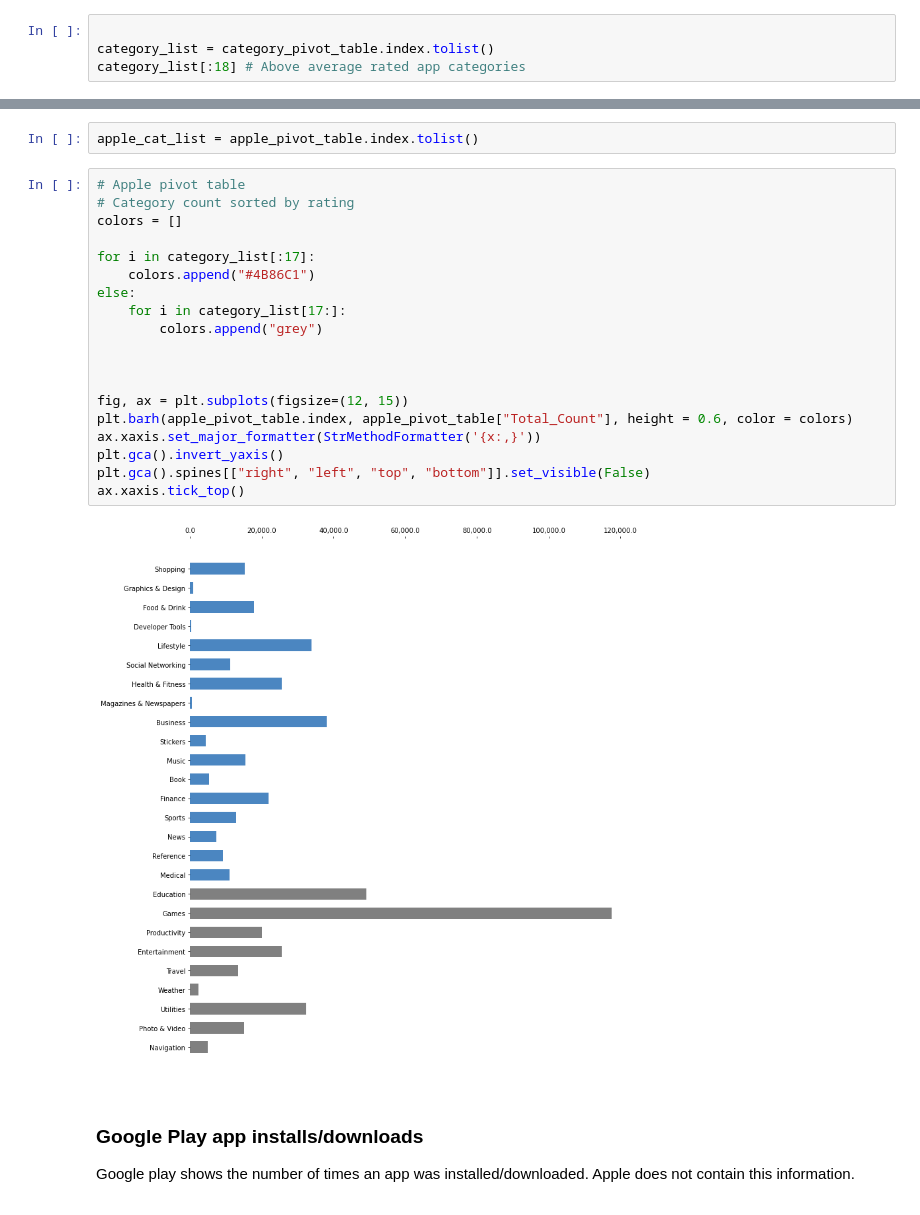
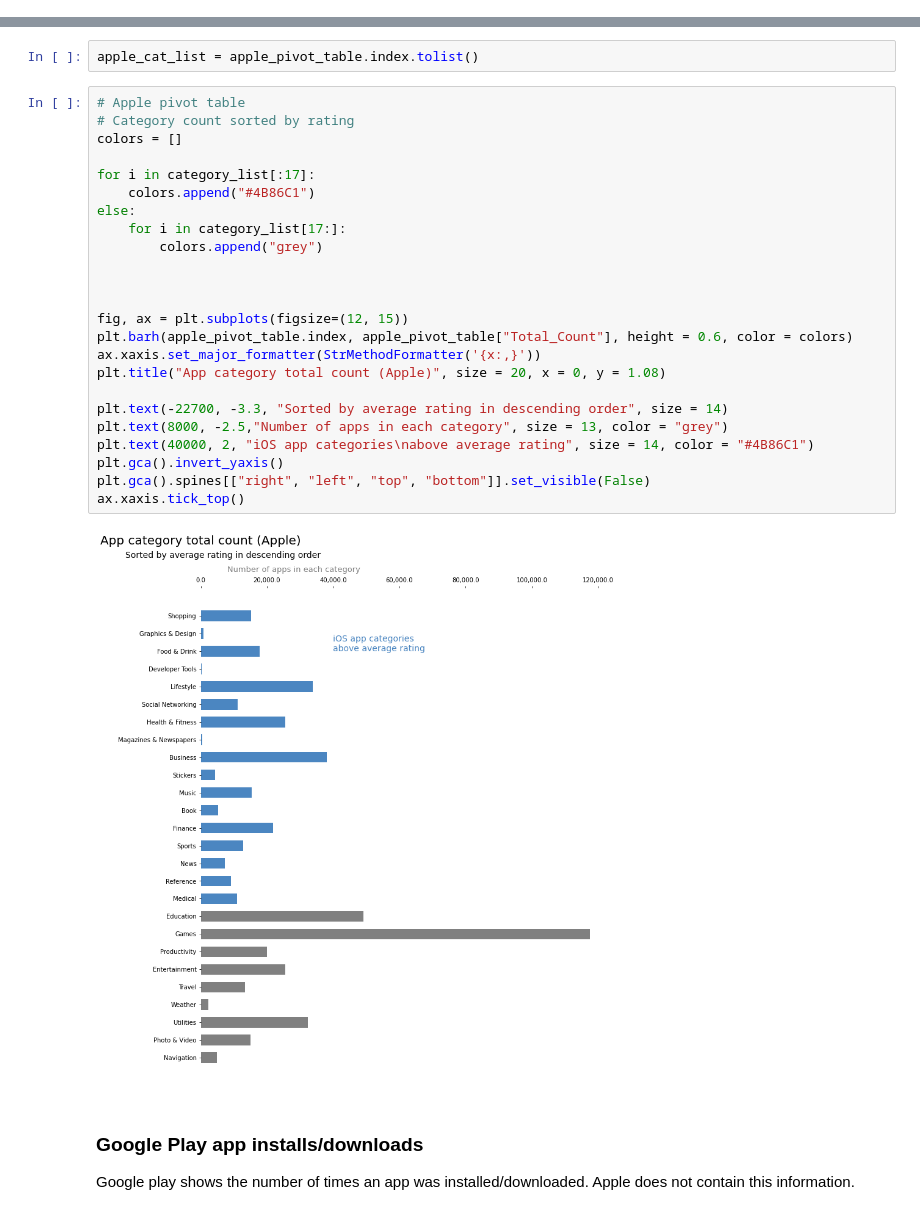
Before and after one commit to paul-trood/Portfolio-Mobile_app_recommendations, a Jupyter notebook: app_profile.ipynb, the cells around one changed output, grey strips where cells are left out. Saved outputs shown, nothing was run; the diff lists cells and outputs as text.

```diff
--- a/app_profile.ipynb
+++ b/app_profile.ipynb
@@ -371,4 +382,0 @@ The average Google app rating is: 4.09 out of 5
-# %%
-
-category_list = category_pivot_table.index.tolist()
-category_list[:18] # Above average rated app categories
@@ -520,24 +537,29 @@ apple_cat_list = apple_pivot_table.index.tolist()
 # %%
 # Apple pivot table
 # Category count sorted by rating
 colors = []
 
 for i in category_list[:17]:
     colors.append("#4B86C1")
 else:
     for i in category_list[17:]:
         colors.append("grey")
 
 
 
 fig, ax = plt.subplots(figsize=(12, 15))
 plt.barh(apple_pivot_table.index, apple_pivot_table["Total_Count"], height = 0.6, color = colors)
 ax.xaxis.set_major_formatter(StrMethodFormatter('{x:,}'))
+plt.title("App category total count (Apple)", size = 20, x = 0, y = 1.08)
+
+plt.text(-22700, -3.3, "Sorted by average rating in descending order", size = 14)
+plt.text(8000, -2.5,"Number of apps in each category", size = 13, color = "grey")
+plt.text(40000, 2, "iOS app categories\nabove average rating", size = 14, color = "#4B86C1")
 plt.gca().invert_yaxis()
 plt.gca().spines[["right", "left", "top", "bottom"]].set_visible(False)
 ax.xaxis.tick_top()
 # %% [output]
-[figure, old version]
+[figure, new version]
 # %% [markdown]
 ### Google Play app installs/downloads
 Google play shows the number of times an app was installed/downloaded.
```
Also changed, not shown: parts of 18 cells of this notebook.
